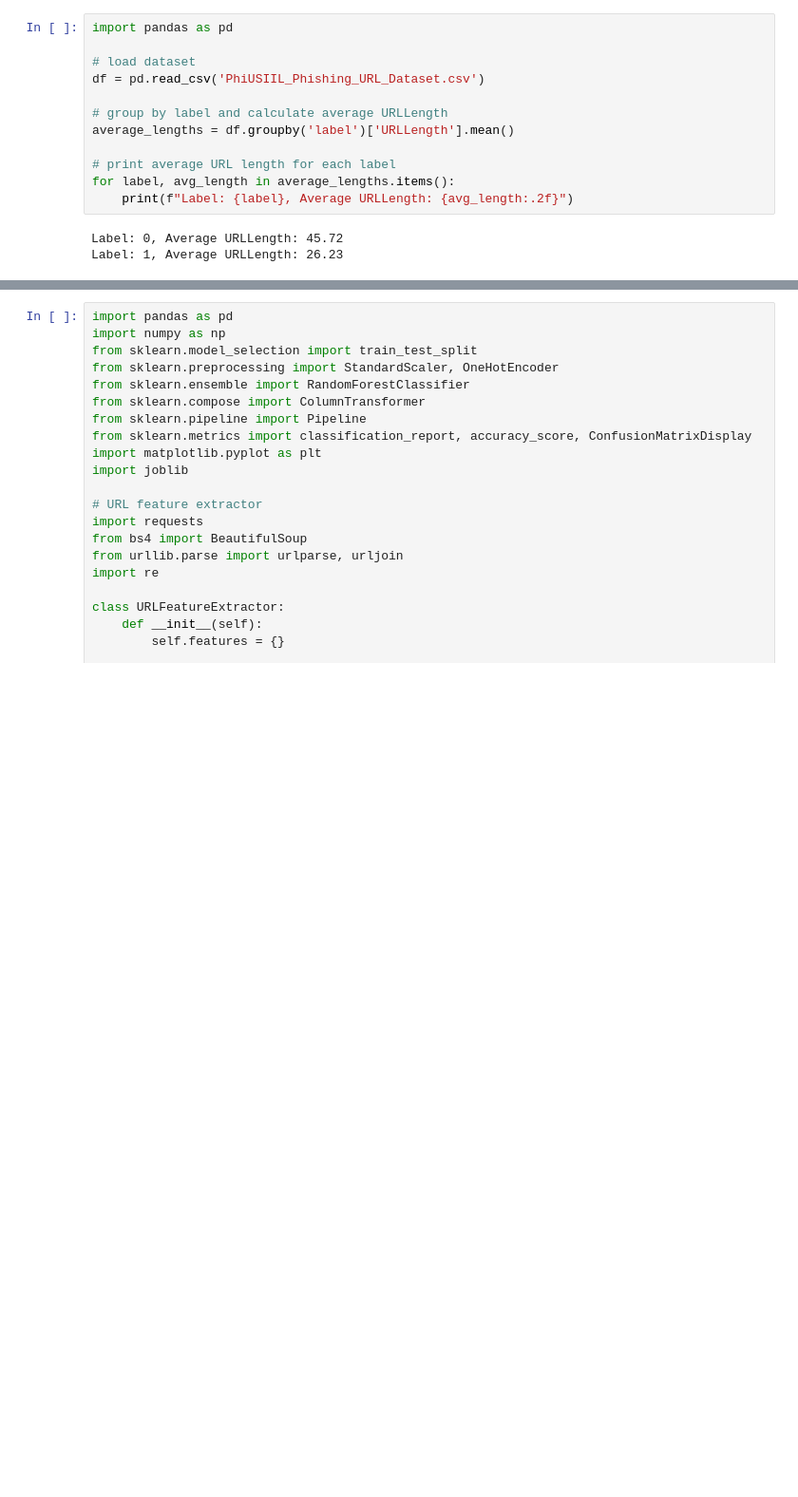
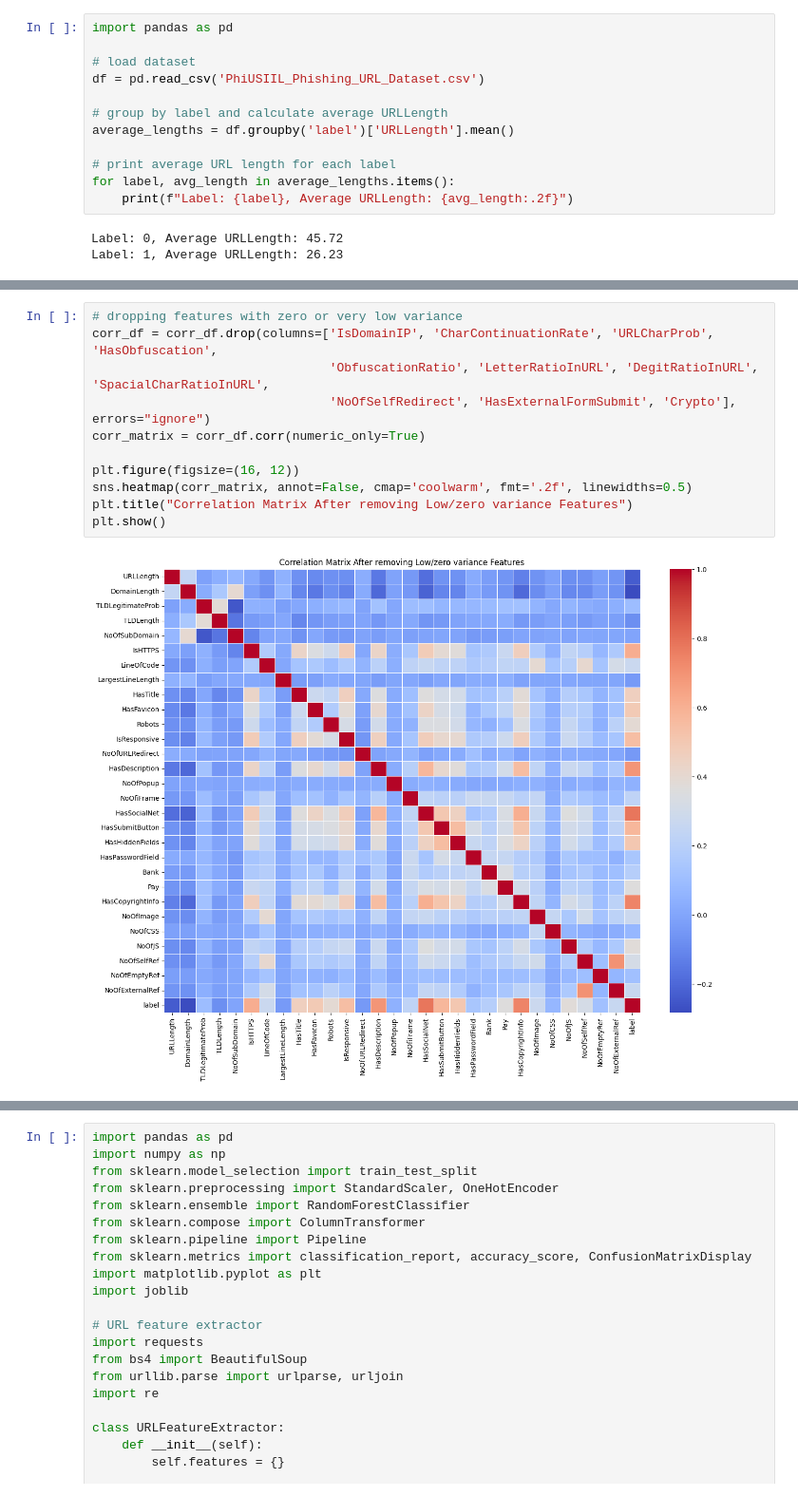
Before and after one commit to Xainax/CMPE255FinalProject, a Jupyter notebook: Updated_model.ipynb, the cells around one changed output, grey strips where cells are left out. Shown at 95% size. Saved outputs shown, nothing was run; the diff lists cells and outputs as text; blank space fills up the shorter version.

```diff
--- a/Updated_model.ipynb
+++ b/Updated_model.ipynb
@@ -15,0 +135,13 @@ Label: 1, Average URLLength: 26.23
+# %%
+# dropping features with zero or very low variance
+corr_df = corr_df.drop(columns=['IsDomainIP', 'CharContinuationRate', 'URLCharProb', 'HasObfuscation',
+                                'ObfuscationRatio', 'LetterRatioInURL', 'DegitRatioInURL', 'SpacialCharRatioInURL',
+                                'NoOfSelfRedirect', 'HasExternalFormSubmit', 'Crypto'], errors="ignore")
+corr_matrix = corr_df.corr(numeric_only=True)
+
+plt.figure(figsize=(16, 12))
+sns.heatmap(corr_matrix, annot=False, cmap='coolwarm', fmt='.2f', linewidths=0.5)
+plt.title("Correlation Matrix After removing Low/zero variance Features")
+plt.show()
+# %% [output]
+[figure, added]
```
Also changed, not shown: parts of 10 cells of this notebook, 1 other file.
